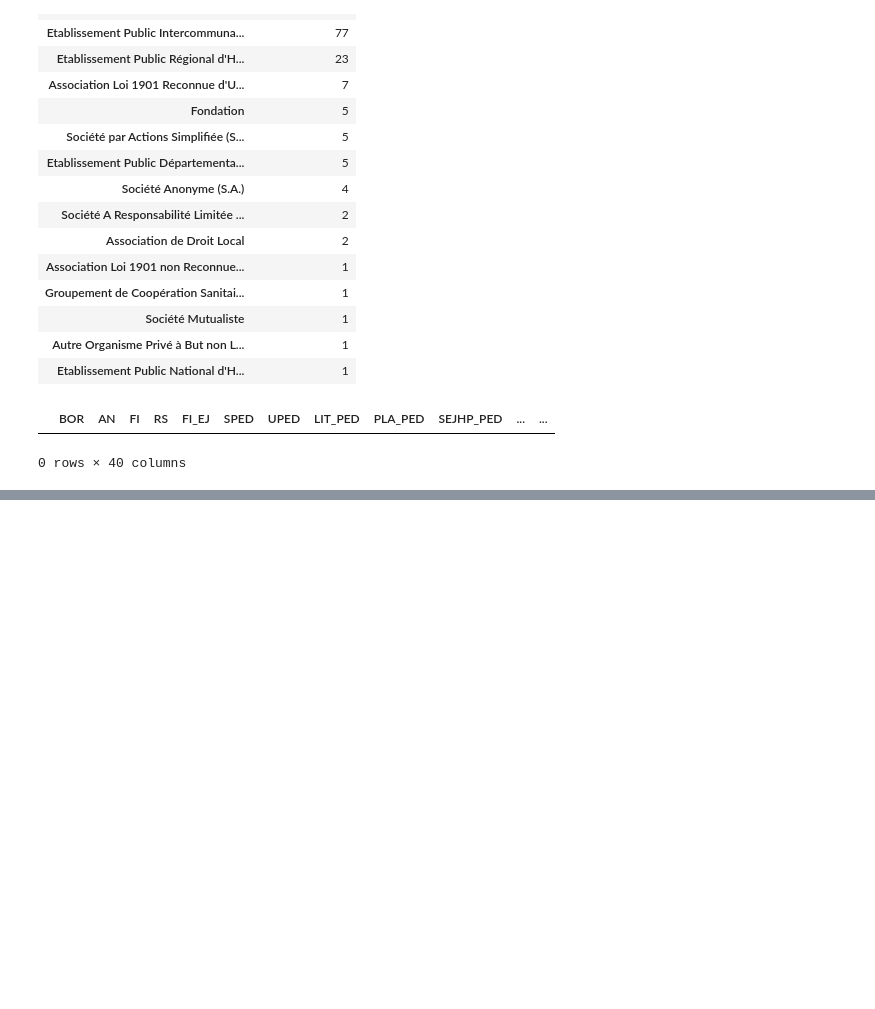
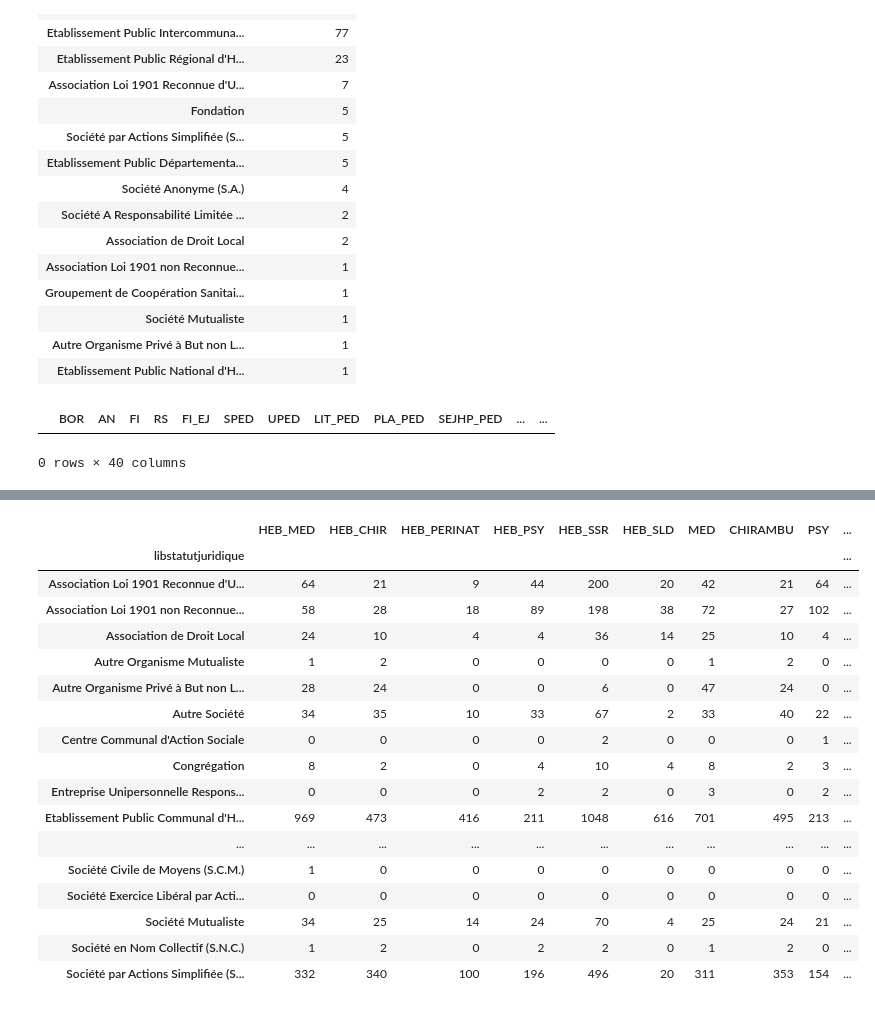
Before and after one commit to taniki/notebooks, a Jupyter notebook: finess/prep_sae.ipynb, the cells around one changed output, grey strips where cells are left out. Saved outputs shown, nothing was run; the diff lists cells and outputs as text; code cells hidden in the pictures; blank space fills up the shorter version.

```diff
--- a/finess/prep_sae.ipynb
+++ b/finess/prep_sae.ipynb
@@ -148,0 +291,12 @@ finess_ej
+# %%
+filtre = (
+    pd
+    .read_csv(
+        'datasets/SAE 2021 Bases statistiques - formats SAS-CSV/Bases statistiques/Bases CSV/FILTRE_2021r.csv',
+        sep=';',
+        encoding='iso-8859-1',
+        dtype='str'
+    )
+)
+
+filtre
@@ -148,0 +317,54 @@ finess_ej
+# %%
+heb = [
+'HEB_MED',
+'HEB_CHIR',
+'HEB_PERINAT',
+'HEB_PSY',
+'HEB_SSR',
+'HEB_SLD'
+]
+
+no_heb = [
+'MED',
+'CHIRAMBU',
+'PSY',
+'RTH',
+'CHIMIO',
+'IRC',
+'IVGAMP',
+'CPP',
+'HAD',
+'SSR',
+'URG',
+'SMURSAMU'
+]
+
+(
+    filtre
+    .set_index('FI_EJ')
+    [heb+no_heb]
+    .fillna(0)
+    .astype(int)
+    .join(finess_ej.set_index('nofiness'))
+    .groupby('libstatutjuridique')
+    .sum()
+)
+# %% [output]
+|  | HEB_MED | HEB_CHIR | HEB_PERINAT | HEB_PSY | HEB_SSR | HEB_SLD | MED | CHIRAMBU | PSY | ... |
+| libstatutjuridique |  |  |  |  |  |  |  |  |  | ... |
+| Association Loi 1901 Reconnue d'U... | 64 | 21 | 9 | 44 | 200 | 20 | 42 | 21 | 64 | ... |
+| Association Loi 1901 non Reconnue... | 58 | 28 | 18 | 89 | 198 | 38 | 72 | 27 | 102 | ... |
+| Association de Droit Local | 24 | 10 | 4 | 4 | 36 | 14 | 25 | 10 | 4 | ... |
+| Autre Organisme Mutualiste | 1 | 2 | 0 | 0 | 0 | 0 | 1 | 2 | 0 | ... |
+| Autre Organisme Privé à But non L... | 28 | 24 | 0 | 0 | 6 | 0 | 47 | 24 | 0 | ... |
+| Autre Société | 34 | 35 | 10 | 33 | 67 | 2 | 33 | 40 | 22 | ... |
+| Centre Communal d'Action Sociale | 0 | 0 | 0 | 0 | 2 | 0 | 0 | 0 | 1 | ... |
+| Congrégation | 8 | 2 | 0 | 4 | 10 | 4 | 8 | 2 | 3 | ... |
+| Entreprise Unipersonnelle Respons... | 0 | 0 | 0 | 2 | 2 | 0 | 3 | 0 | 2 | ... |
+| Etablissement Public Communal d'H... | 969 | 473 | 416 | 211 | 1048 | 616 | 701 | 495 | 213 | ... |
+| ... | ... | ... | ... | ... | ... | ... | ... | ... | ... | ... |
+| Société Civile de Moyens (S.C.M.) | 1 | 0 | 0 | 0 | 0 | 0 | 0 | 0 | 0 | ... |
+| Société Exercice Libéral par Acti... | 0 | 0 | 0 | 0 | 0 | 0 | 0 | 0 | 0 | ... |
+| Société Mutualiste | 34 | 25 | 14 | 24 | 70 | 4 | 25 | 24 | 21 | ... |
+| Société en Nom Collectif (S.N.C.) | 1 | 2 | 0 | 2 | 2 | 0 | 1 | 2 | 0 | ... |
+| Société par Actions Simplifiée (S... | 332 | 340 | 100 | 196 | 496 | 20 | 311 | 353 | 154 | ... |
```
Also changed, not shown: parts of 7 cells of this notebook.
